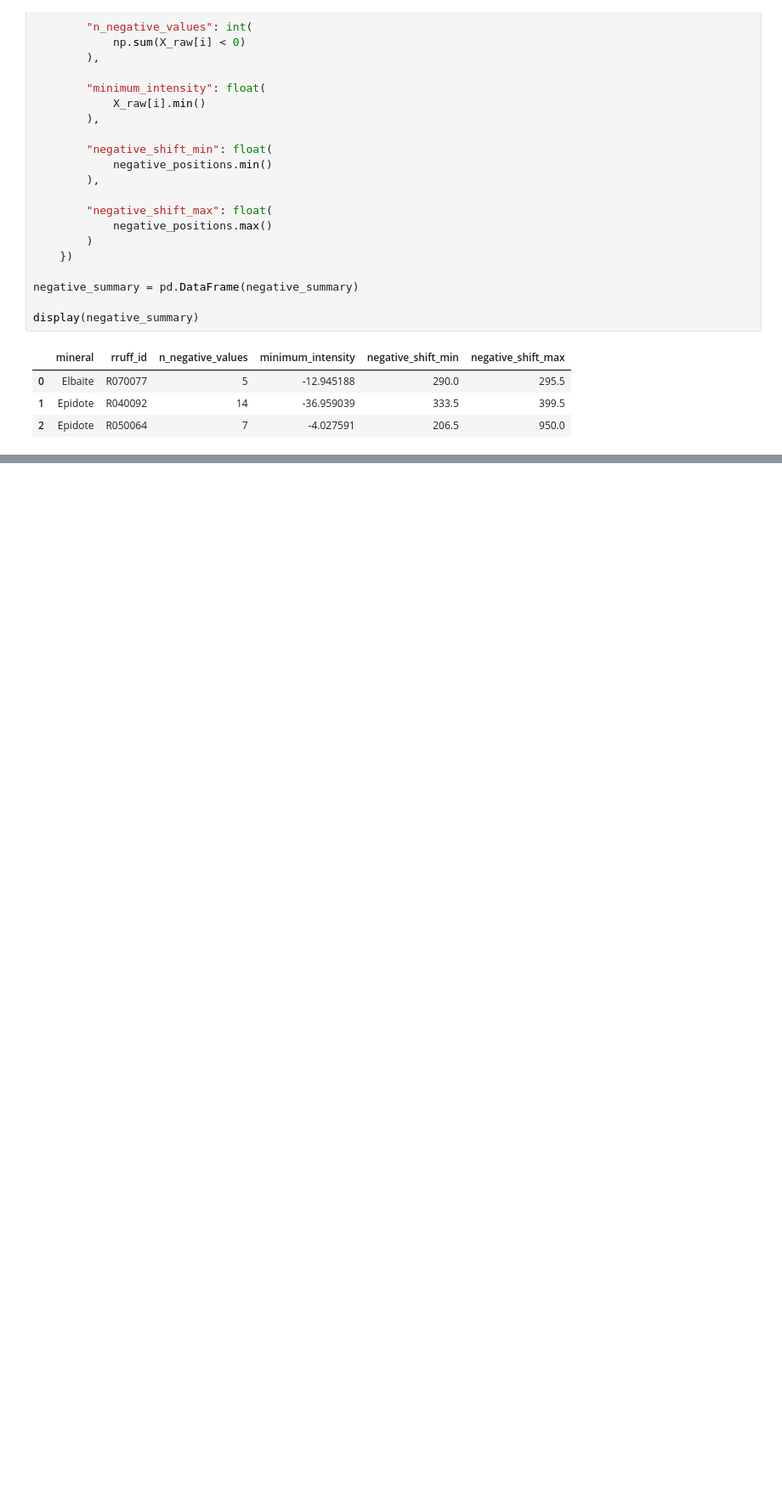
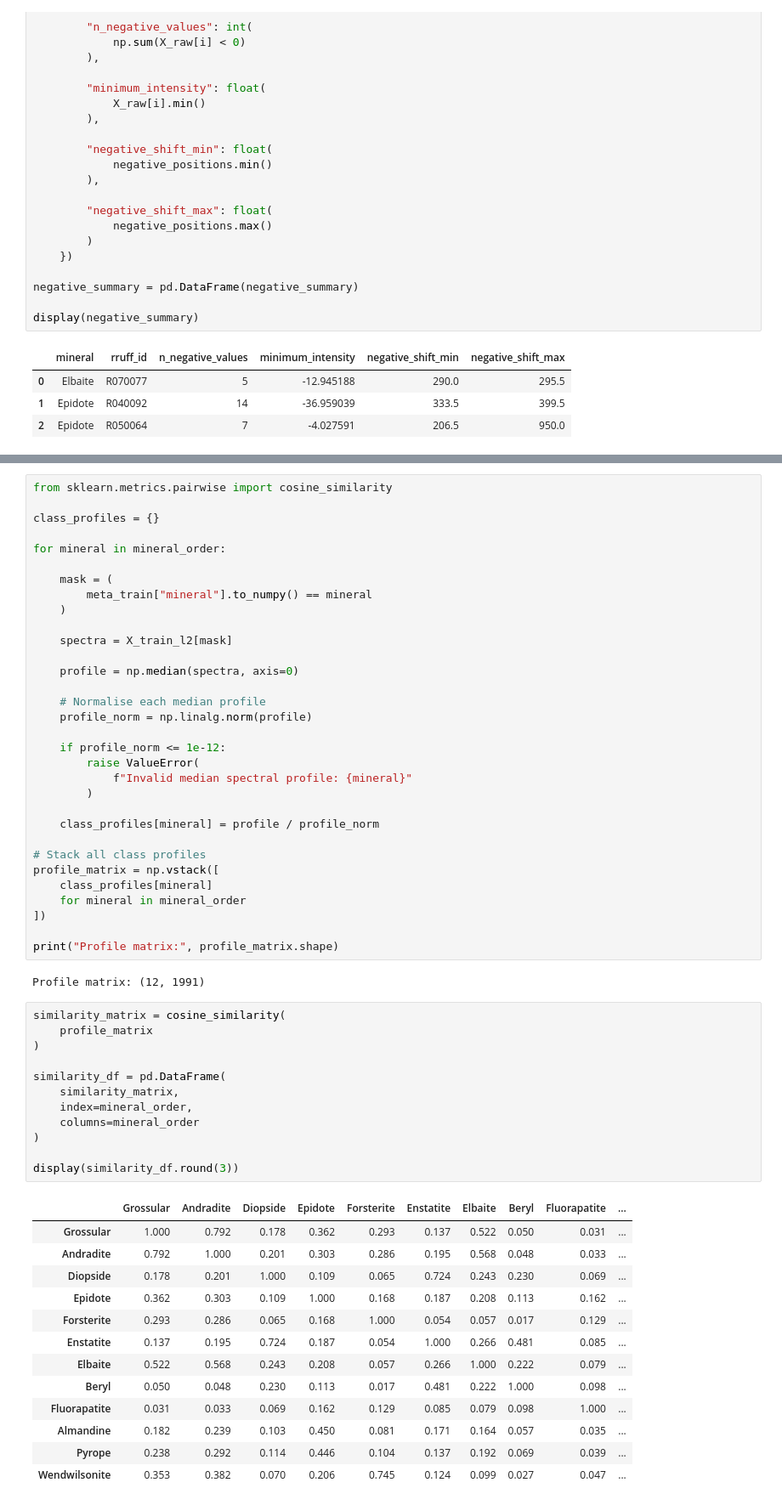
Before and after one commit to Aimar99/conformal-mineral-identification, a Jupyter notebook: notebooks/00_data_audit.ipynb, the cells around one changed output, grey strips where cells are left out. Shown at 85% size. Saved outputs shown, nothing was run; the diff lists cells and outputs as text; blank space fills up the shorter version.

```diff
--- a/notebooks/00_data_audit.ipynb
+++ b/notebooks/00_data_audit.ipynb
@@ -2730,0 +2804,60 @@ display(negative_summary)
+# %%
+from sklearn.metrics.pairwise import cosine_similarity
+
+class_profiles = {}
+
+for mineral in mineral_order:
+
+    mask = (
+        meta_train["mineral"].to_numpy() == mineral
+    )
+
+    spectra = X_train_l2[mask]
+
+    profile = np.median(spectra, axis=0)
+
+    # Normalise each median profile
+    profile_norm = np.linalg.norm(profile)
+
+    if profile_norm <= 1e-12:
+        raise ValueError(
+            f"Invalid median spectral profile: {mineral}"
+        )
+
+    class_profiles[mineral] = profile / profile_norm
+
+# Stack all class profiles
+profile_matrix = np.vstack([
+    class_profiles[mineral]
+    for mineral in mineral_order
+])
+
+print("Profile matrix:", profile_matrix.shape)
+# %% [output]
+Profile matrix: (12, 1991)
+# %%
+similarity_matrix = cosine_similarity(
+    profile_matrix
+)
+
+similarity_df = pd.DataFrame(
+    similarity_matrix,
+    index=mineral_order,
+    columns=mineral_order
+)
+
+display(similarity_df.round(3))
+# %% [output]
+|  | Grossular | Andradite | Diopside | Epidote | Forsterite | Enstatite | Elbaite | Beryl | Fluorapatite | ... |
+| Grossular | 1.000 | 0.792 | 0.178 | 0.362 | 0.293 | 0.137 | 0.522 | 0.050 | 0.031 | ... |
+| Andradite | 0.792 | 1.000 | 0.201 | 0.303 | 0.286 | 0.195 | 0.568 | 0.048 | 0.033 | ... |
+| Diopside | 0.178 | 0.201 | 1.000 | 0.109 | 0.065 | 0.724 | 0.243 | 0.230 | 0.069 | ... |
+| Epidote | 0.362 | 0.303 | 0.109 | 1.000 | 0.168 | 0.187 | 0.208 | 0.113 | 0.162 | ... |
+| Forsterite | 0.293 | 0.286 | 0.065 | 0.168 | 1.000 | 0.054 | 0.057 | 0.017 | 0.129 | ... |
+| Enstatite | 0.137 | 0.195 | 0.724 | 0.187 | 0.054 | 1.000 | 0.266 | 0.481 | 0.085 | ... |
+| Elbaite | 0.522 | 0.568 | 0.243 | 0.208 | 0.057 | 0.266 | 1.000 | 0.222 | 0.079 | ... |
+| Beryl | 0.050 | 0.048 | 0.230 | 0.113 | 0.017 | 0.481 | 0.222 | 1.000 | 0.098 | ... |
+| Fluorapatite | 0.031 | 0.033 | 0.069 | 0.162 | 0.129 | 0.085 | 0.079 | 0.098 | 1.000 | ... |
+| Almandine | 0.182 | 0.239 | 0.103 | 0.450 | 0.081 | 0.171 | 0.164 | 0.057 | 0.035 | ... |
+| Pyrope | 0.238 | 0.292 | 0.114 | 0.446 | 0.104 | 0.137 | 0.192 | 0.069 | 0.039 | ... |
+| Wendwilsonite | 0.353 | 0.382 | 0.070 | 0.206 | 0.745 | 0.124 | 0.099 | 0.027 | 0.047 | ... |
```
Also changed, not shown: parts of 6 cells of this notebook, 2 other files.
